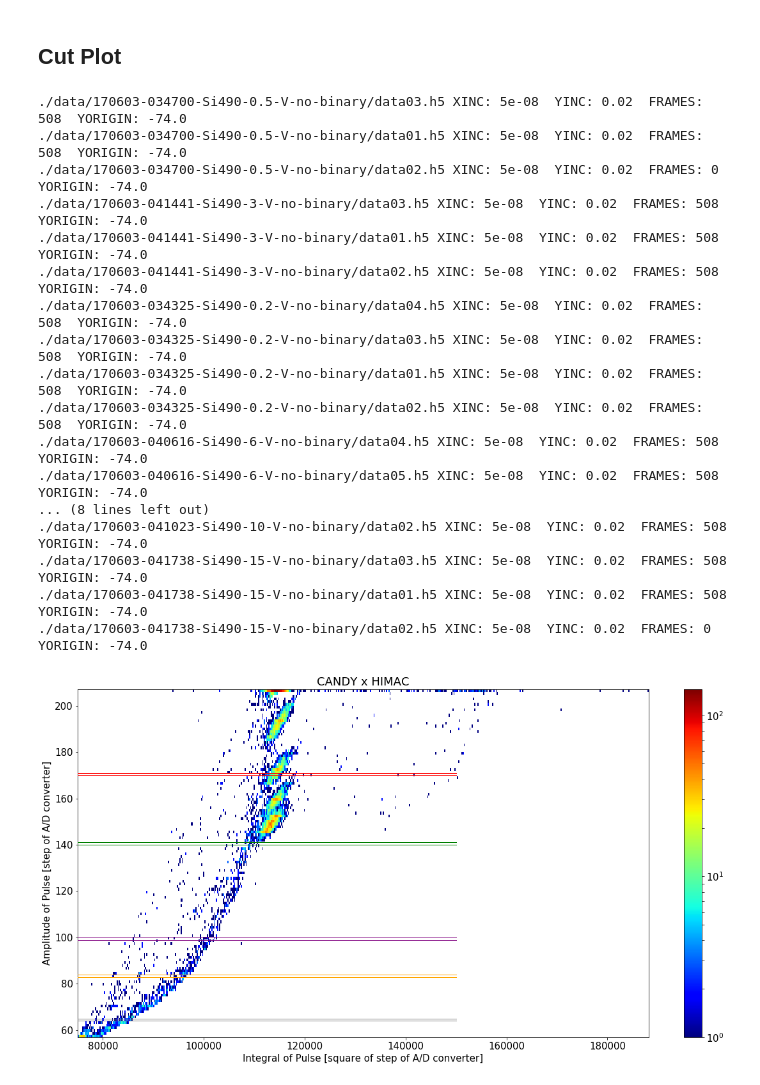
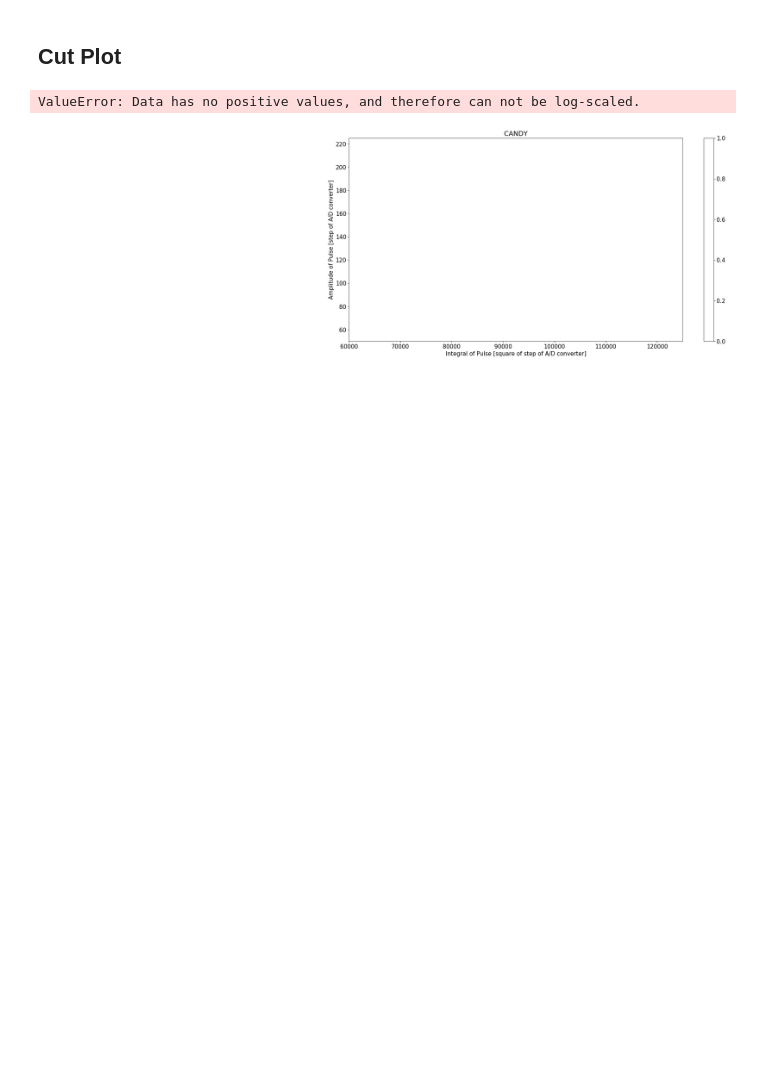
Before and after one commit to ODZ-UJF-AV-CR/osciloskop, a Jupyter notebook: osciloskop-hystogram.ipynb, the cells around one changed output. Cells and saved outputs as stored; diff of their text form; code cells hidden in the pictures; blank space fills up the shorter version.

```diff
--- a/osciloskop-hystogram.ipynb
+++ b/osciloskop-hystogram.ipynb
@@ -20,7 +20,7 @@ import h5py
 import numpy as np
 
 
-with h5py.File('./data/data01.h5','r') as hf:
+with h5py.File('./data/data11.h5','r') as hf:
     #print('List of arrays in this file: \n', hf.keys())
     print 'XINC:', np.array(hf.get('XINC')), '   YINC:', np.array(hf.get('YINC')), '   FRAMES:', np.array(hf.get('FRAMES')), '   TRIG:', np.array(hf.get('TRIG')), '   YORIGIN:', np.array(hf.get('YORIGIN'))
     frames = np.array(hf.get('FRAMES'))
@@ -266,70 +276,52 @@ plt.figure(1,figsize=(20,10))
 matplotlib.rc('axes',edgecolor='black')
 
 ble = plt.hist2d(y, x, bins=(500,128), norm=matplotlib.colors.LogNorm(), cmap=plt.cm.jet)
-plt.title('CANDY x HIMAC')
+plt.xlim(60000,125000)
+plt.ylim(50,225)
+plt.title('CANDY')
 plt.xlabel('Integral of Pulse [square of step of A/D converter]')
 plt.ylabel('Amplitude of Pulse [step of A/D converter]')
 cb = plt.colorbar()
 
-maxmax1 = 171
-maxmax2 = 141
-maxmax3 = 100
-maxmax4 = 84
-maxmax5 = 65
+maxmax1 = 190
+maxmax2 = 165
+maxmax3 = 140
+maxmax4 = 90
+maxmax5 = 80
+width = 1
 
-width = 1
 minmin1 = maxmax1-width
 plt.plot([0,150000],[maxmax1,maxmax1],c='r',lw=1,zorder=99)
 plt.plot([0,150000],[minmin1,minmin1],c='r',lw=1,zorder=99)
 
-width = 1
 minmin2 = maxmax2-width
 plt.plot([0,150000],[maxmax2,maxmax2],c='g',lw=1,zorder=99)
 plt.plot([0,150000],[minmin2,minmin2],c='g',lw=1,zorder=99)
 
-width = 1
 minmin3 = maxmax3-width
 plt.plot([0,150000],[maxmax3,maxmax3],c='purple',lw=1,zorder=99)
 plt.plot([0,150000],[minmin3,minmin3],c='purple',lw=1,zorder=99)
 
-width = 1
 minmin4 = maxmax4-width
 plt.plot([0,150000],[maxmax4,maxmax4],c='orange',lw=1,zorder=99)
 plt.plot([0,150000],[minmin4,minmin4],c='orange',lw=1,zorder=99)
 
-width = 1
 minmin5 = maxmax5-width
 plt.plot([0,150000],[maxmax5,maxmax5],c='grey',lw=1,zorder=99)
 plt.plot([0,150000],[minmin5,minmin5],c='grey',lw=1,zorder=99)
 
 plt.figure(2,figsize=(7,7))
 #matplotlib.rc('axes',edgecolor='r')
 Cut(maxmax1,minmin1,'r')
 Cut(maxmax2,minmin2,'g')
 Cut(maxmax3,minmin3,'purple')
 Cut(maxmax4,minmin4,'orange')
 Cut(maxmax5,minmin5,'grey')
 
 plt.xlabel('Sample Number ['+ str(xinc*1e9)+' ns per sample]')
 plt.ylabel('Amplitude [step of A/D converter, '+ str(yinc*1e3) + ' mV per step]')
 
 plt.show()
 # %% [output]
-./data/170603-034700-Si490-0.5-V-no-binary/data03.h5 XINC: 5e-08  YINC: 0.02  FRAMES: 508  YORIGIN: -74.0
-./data/170603-034700-Si490-0.5-V-no-binary/data01.h5 XINC: 5e-08  YINC: 0.02  FRAMES: 508  YORIGIN: -74.0
-./data/170603-034700-Si490-0.5-V-no-binary/data02.h5 XINC: 5e-08  YINC: 0.02  FRAMES: 0  YORIGIN: -74.0
-./data/170603-041441-Si490-3-V-no-binary/data03.h5 XINC: 5e-08  YINC: 0.02  FRAMES: 508  YORIGIN: -74.0
-./data/170603-041441-Si490-3-V-no-binary/data01.h5 XINC: 5e-08  YINC: 0.02  FRAMES: 508  YORIGIN: -74.0
-./data/170603-041441-Si490-3-V-no-binary/data02.h5 XINC: 5e-08  YINC: 0.02  FRAMES: 508  YORIGIN: -74.0
-./data/170603-034325-Si490-0.2-V-no-binary/data04.h5 XINC: 5e-08  YINC: 0.02  FRAMES: 508  YORIGIN: -74.0
-./data/170603-034325-Si490-0.2-V-no-binary/data03.h5 XINC: 5e-08  YINC: 0.02  FRAMES: 508  YORIGIN: -74.0
-./data/170603-034325-Si490-0.2-V-no-binary/data01.h5 XINC: 5e-08  YINC: 0.02  FRAMES: 508  YORIGIN: -74.0
-./data/170603-034325-Si490-0.2-V-no-binary/data02.h5 XINC: 5e-08  YINC: 0.02  FRAMES: 508  YORIGIN: -74.0
-./data/170603-040616-Si490-6-V-no-binary/data04.h5 XINC: 5e-08  YINC: 0.02  FRAMES: 508  YORIGIN: -74.0
-./data/170603-040616-Si490-6-V-no-binary/data05.h5 XINC: 5e-08  YINC: 0.02  FRAMES: 508  YORIGIN: -74.0
-... (8 lines left out)
-./data/170603-041023-Si490-10-V-no-binary/data02.h5 XINC: 5e-08  YINC: 0.02  FRAMES: 508  YORIGIN: -74.0
-./data/170603-041738-Si490-15-V-no-binary/data03.h5 XINC: 5e-08  YINC: 0.02  FRAMES: 508  YORIGIN: -74.0
-./data/170603-041738-Si490-15-V-no-binary/data01.h5 XINC: 5e-08  YINC: 0.02  FRAMES: 508  YORIGIN: -74.0
-./data/170603-041738-Si490-15-V-no-binary/data02.h5 XINC: 5e-08  YINC: 0.02  FRAMES: 0  YORIGIN: -74.0
+ValueError: Data has no positive values, and therefore can not be log-scaled.
-[figure, old version]
+[figure, new version]
```
Also changed, not shown: parts of 9 cells of this notebook, 5 other files.
